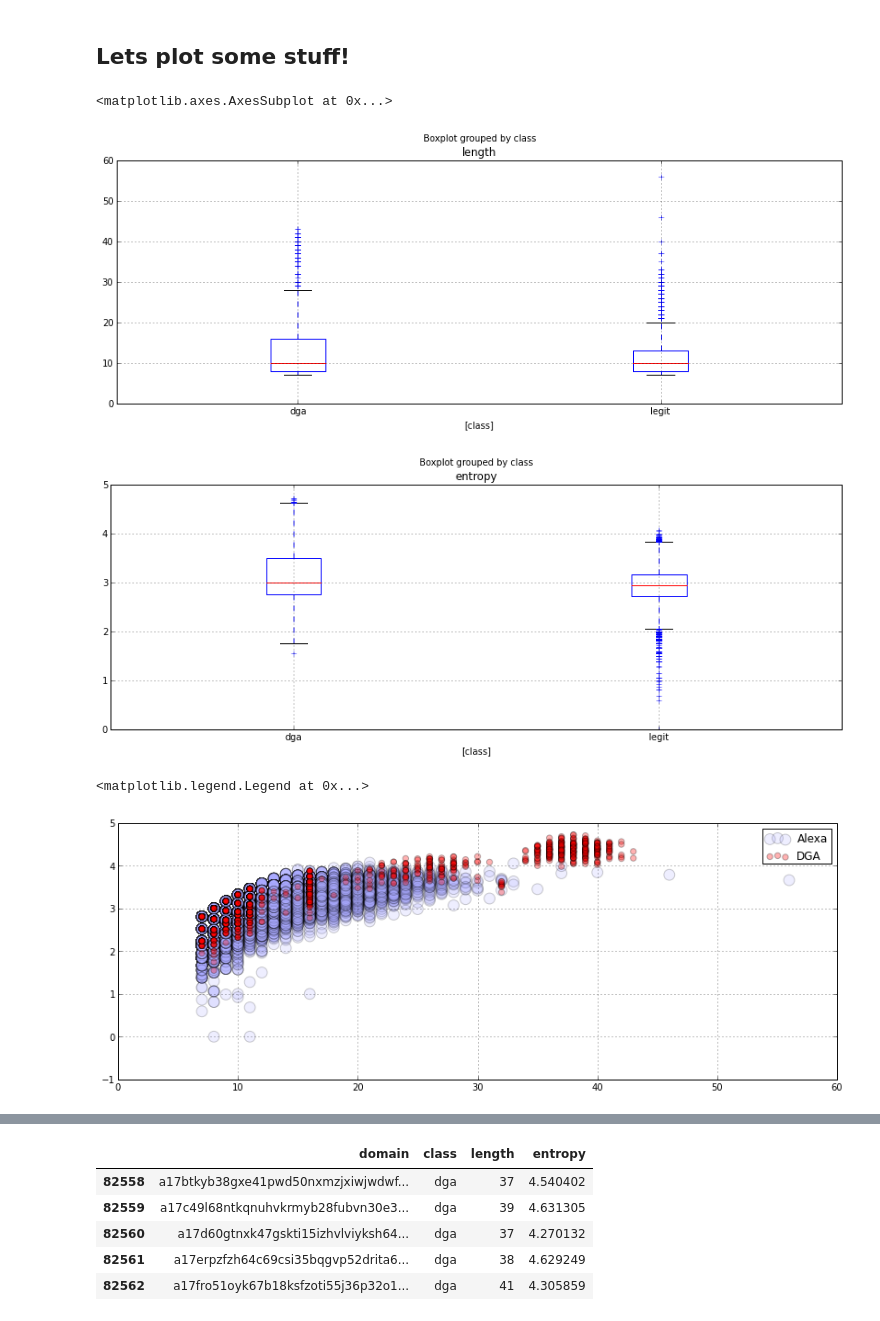
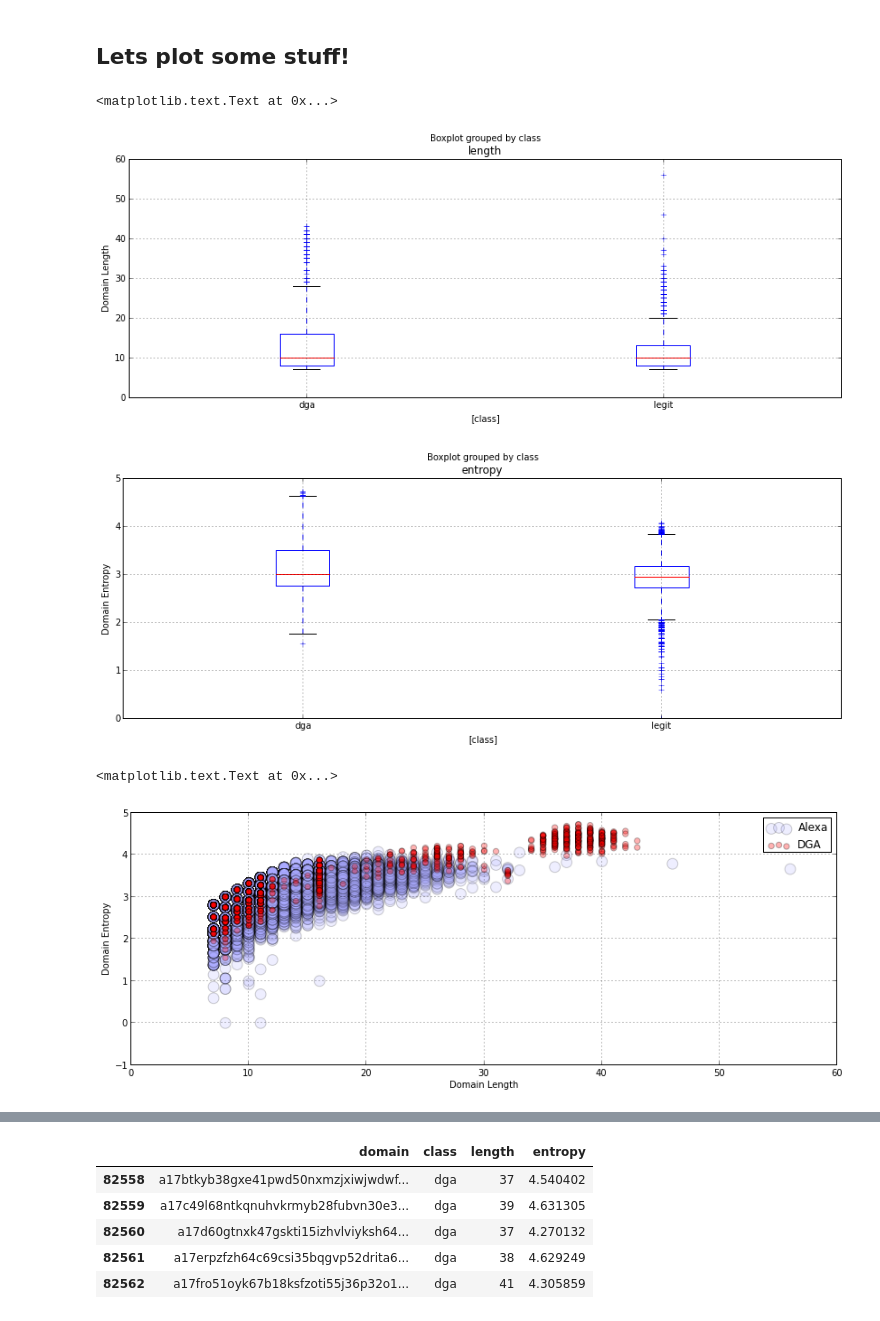
Before and after one commit to SuperCowPowers/data_hacking, a Jupyter notebook: dga_detection/DGA_Domain_Detection.ipynb, the cells around one changed output, grey strips where cells are left out. Drawn from its saved outputs; the diff is of its cells as text; code cells hidden in the pictures.

```diff
--- a/dga_detection/DGA_Domain_Detection.ipynb
+++ b/dga_detection/DGA_Domain_Detection.ipynb
@@ -182,24 +182,28 @@ all_domains.tail()
 
 # Plot the length and entropy of domains
 all_domains.boxplot('length','class')
+pylab.ylabel('Domain Length')
 all_domains.boxplot('entropy','class')
+pylab.ylabel('Domain Entropy')
 # %% [output]
-<matplotlib.axes.AxesSubplot at 0x...>
+<matplotlib.text.Text at 0x...>
-[figure, old version]
+[figure, new version]
-[figure, old version]
+[figure, new version]
 # %%
 # Split the classes up so we can set colors, size, labels
 cond = all_domains['class'] == 'dga'
 dga = all_domains[cond]
 alexa = all_domains[~cond]
 plt.scatter(alexa['length'], alexa['entropy'], s=140, c='#aaaaff', label='Alexa', alpha=.2)
 plt.scatter(dga['length'], dga['entropy'], s=40, c='r', label='DGA', alpha=.3)
 plt.legend()
+pylab.xlabel('Domain Length')
+pylab.ylabel('Domain Entropy')
 
 # Below you can see that our DGA domains do tend to have higher entropy than Alexa on average.
 # %% [output]
-<matplotlib.legend.Legend at 0x...>
+<matplotlib.text.Text at 0x...>
-[figure, old version]
+[figure, new version]
 # %%
 # Lets look at the types of domains that have entropy higher than 4
 high_entropy_domains = all_domains[all_domains['entropy'] > 4]
```
Also changed, not shown: parts of 11 cells of this notebook, 9 other files.
